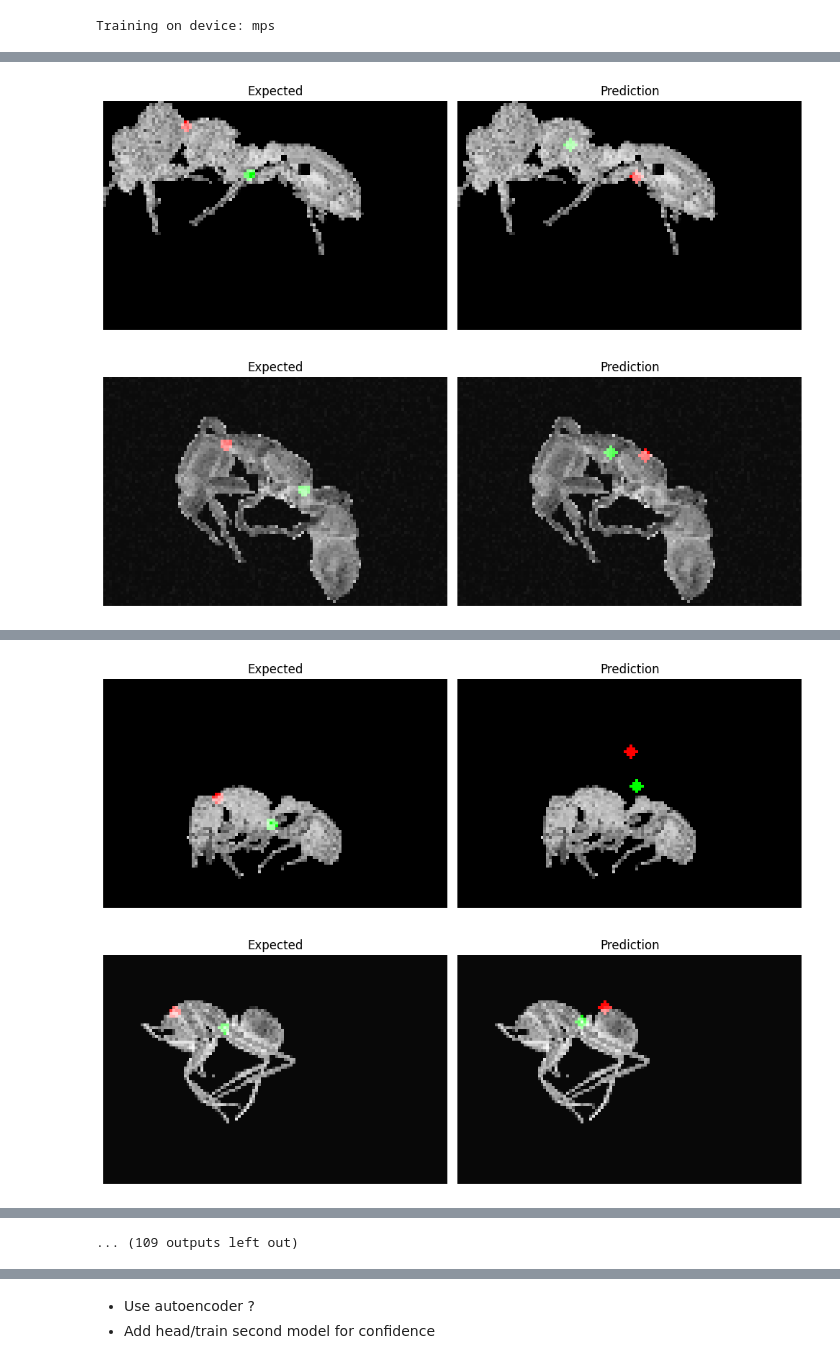
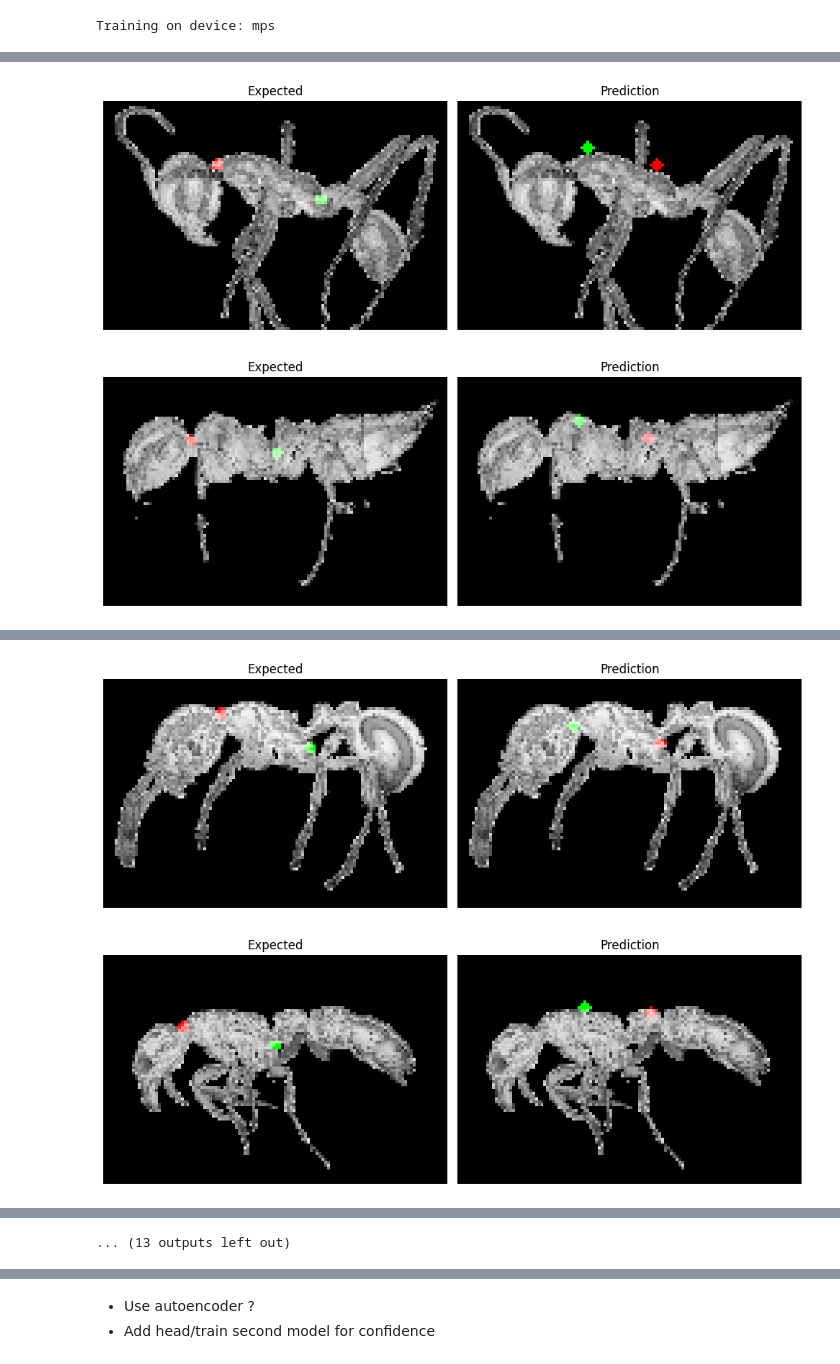
Before and after one commit to CS-433/ml-project-2-jmw, a Jupyter notebook: testing_simple_model.ipynb, the cells around one changed output, grey strips where cells are left out. Saved outputs shown, nothing was run; the diff lists cells and outputs as text; code cells hidden in the pictures.

```diff
--- a/testing_simple_model.ipynb
+++ b/testing_simple_model.ipynb
@@ -141,8 +141,8 @@ optimizer = torch.optim.Adam(kpd_model.parameters(), lr=1e-4)
 scheduler = torch.optim.lr_scheduler.MultiplicativeLR(optimizer, lr_lambda=lambda epoch: 0.99)
 
 
-for epoch in range(2000):
-    images, keypoints, names = model.get_batch(train_data, batchsize=batchsize, augment_images=True)
+for epoch in range(500):
+    images, keypoints, names = model.get_batch(train_data, batchsize=batchsize, augment_images=False)
     # Move the data to the MPS device
     images = images.to(device)
     keypoints = keypoints.to(device)
@@ -166,7 +166,7 @@ for epoch in range(2000):
             current_lr = optimizer.param_groups[0]['lr']
             print(f"Epoch {epoch}: test loss = {test_loss}, lr = {current_lr}")
 
-            plot_model_prediction(kpd_model, test_data, 2, device="mps", augment_images=True)
+            plot_model_prediction(kpd_model, test_data, 2, device="mps", augment_images=False)
             kpd_model.train()
 
         if test_loss < best_test_loss:
@@ -180,2 +180,2 @@ Epoch 50: test loss = 0.011244763620197773, lr = 5.9895600646616125e-05
-[figure, old version]
+[figure, new version]
-[figure, old version]
+[figure, new version]
@@ -183,2 +183,2 @@ Epoch 100: test loss = 0.005676052533090115, lr = 3.62372017860497e-05
-[figure, old version]
+[figure, new version]
-[figure, old version]
+[figure, new version]
@@ -188,4 +188,4 @@ Epoch 150: test loss = 0.003982485271990299, lr = 2.1923726936647233e-05
-... (109 outputs left out)
+... (13 outputs left out)
 # %%
 kpd_model.load_state_dict(best_model_state)
 """
```
Also changed, not shown: parts of 6 cells of this notebook, 3 other files.
